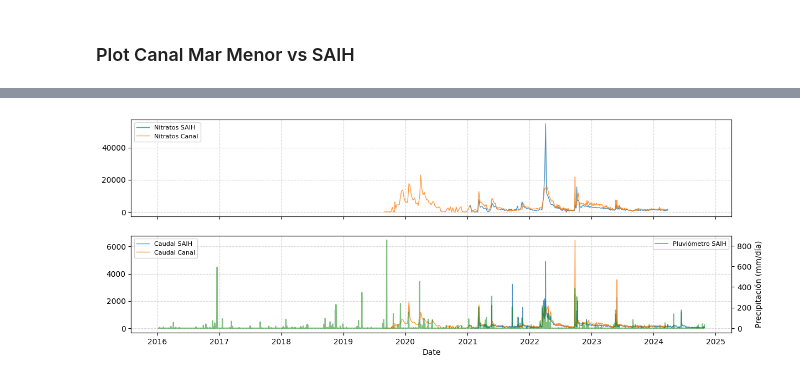
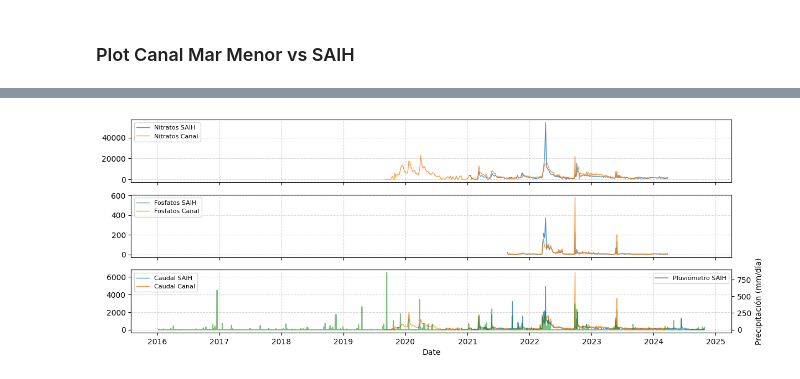
Before and after one commit to Antonio-MI/mar-menor-chl, a Jupyter notebook: Relacion_Pluvio-Nitratos-Temp-Clorofila.ipynb, the cells around one changed output, grey strips where cells are left out. Cells and saved outputs as stored; diff of their text form; code cells hidden in the pictures.

Commit message:
fosfatos con caudal saih

```diff
--- a/Relacion_Pluvio-Nitratos-Temp-Clorofila.ipynb
+++ b/Relacion_Pluvio-Nitratos-Temp-Clorofila.ipynb
@@ -193,6 +193,8 @@ dataframes["Caudal"]["Caudal CTD7"] = dataframes["Caudal"].loc[:, ["Desembocadur
 # dataframes["Nitratos"]['Nitratos CTD9'] = dataframes["Nitratos"].loc[:, ["Rambla de las Matildes - corriente sur", "Lo Poyo"]].sum(axis=1)
 # dataframes["Fosfatos"]['Fosfatos CTD9'] = dataframes["Fosfatos"].loc[:, ["Rambla de las Matildes - corriente sur", "Lo Poyo"]].sum(axis=1)
 canal_nitratos = dataframes['Nitratos Diario'].copy()
+# dataframes["Fosfatos"]['Fosfatos CTD9'] = dataframes["Fosfatos"].loc[:, ["Rambla de las Matildes - corriente sur", "Lo Poyo"]].sum(axis=1)
+canal_fosfatos = dataframes['Fosfatos Diario'].copy()
 canal_caudal = dataframes['Caudal'].copy()
 # %%
 dataframes["Nitratos Diario"].head(3)
@@ -248,19 +250,18 @@ df1 = df_caudal.set_index('Date')
 df2 = dataframes['Nitratos'].set_index('Fecha')
 aligned_df1, aligned_df2 = df1.align(df2, join='inner', axis=0)
 df_nitratos_diario = pd.DataFrame(index=aligned_df1.index)
-
 df_nitratos_diario["Desembocadura Rambla Albujón"] = aligned_df1["Total"] * aligned_df2["Desembocadura rambla Albujón"] * 86400/1e6
+dataframes['Nitratos Diario'] = df_nitratos_diario.reset_index()
 
 
-dataframes['Nitratos Diario'] = df_nitratos_diario.reset_index()
 df1 = df_caudal.set_index('Date')
 df2 = dataframes['Fosfatos'].set_index('Fecha')
 aligned_df1, aligned_df2 = df1.align(df2, join='inner', axis=0)
 df_fosfatos_diario = pd.DataFrame(index=aligned_df1.index)
-
 df_fosfatos_diario["Desembocadura Rambla Albujón"] = aligned_df1["Total"] * aligned_df2["Desembocadura rambla Albujón"] * 86400/1e6
 
 dataframes['Fosfatos Diario'] = df_fosfatos_diario.reset_index()
 
 saih_nitratos = dataframes['Nitratos Diario'].copy()
+saih_fosfatos = dataframes['Fosfatos Diario'].copy().rename(columns={"index": "Date"}, inplace=False)
 saih_caudal = df_caudal.copy()
@@ -390,30 +368,25 @@ df_pluvio
 # %%
-fig, ax = plt.subplots(figsize=(14, 5), nrows=2, ncols=1, sharex=True)
-
-start_date = '2020-01-01'
-# pluvio_scaled = pluvio_scaled[pluvio_scaled.index >= start_date]
-# nitratos_scaled = nitratos_scaled[nitratos_scaled.index >= start_date]
-# fosfatos_scaled = fosfatos_scaled[fosfatos_scaled.index >= start_date]
-# caudal_scaled = caudal_scaled[caudal_scaled.index >= start_date]
-# temperatura_scaled = temperatura_scaled[temperatura_scaled.index >= start_date]
-# clorofila_scaled = clorofila_scaled[clorofila_scaled.index >= start_date]
-# oxigeno_scaled = oxigeno_scaled[oxigeno_scaled.index >= start_date]
+fig, ax = plt.subplots(figsize=(14, 5), nrows=3, ncols=1, sharex=True)
 
 ax[0].plot(saih_nitratos["Date"], saih_nitratos["Desembocadura Rambla Albujón"], label=f'Nitratos SAIH', linewidth=1, alpha = 0.8)
 ax[0].plot(canal_nitratos["Fecha"], canal_nitratos["Nitratos CTD7"], label=f'Nitratos Canal', linewidth=1, alpha = 0.8)
-ax[1].plot(saih_caudal["Date"], saih_caudal["Total"], label=f'Caudal SAIH', linewidth=1, alpha = 0.8)
-ax[1].plot(canal_caudal["Fecha"], canal_caudal["Caudal CTD7"], label=f'Caudal Canal', linewidth=1, alpha = 0.8)
+ax[1].plot(saih_fosfatos["Date"], saih_fosfatos["Desembocadura Rambla Albujón"], label=f'Fosfatos SAIH', linewidth=1, alpha = 0.8)
+ax[1].plot(canal_fosfatos["Fecha"], canal_fosfatos["Fosfatos CTD7"], label=f'Fosfatos Canal', linewidth=1, alpha = 0.8)
+ax[2].plot(saih_caudal["Date"], saih_caudal["Total"], label=f'Caudal SAIH', linewidth=1, alpha = 0.8)
+ax[2].plot(canal_caudal["Fecha"], canal_caudal["Caudal CTD7"], label=f'Caudal Canal', linewidth=1, alpha = 0.8)
 
-ax2 = ax[1].twinx()
+ax2 = ax[2].twinx()
 ax2.plot(df_pluvio["Date"], df_pluvio["Total"], label="Pluviómetro SAIH", color="green", alpha=0.5)
 ax2.set_ylabel("Precipitación (mm/día)")
 ax2.legend(loc="upper right", fontsize=8)
 
 ax[0].set_title("")
-ax[1].set_xlabel('Date')
+ax[2].set_xlabel('Date')
 ax[0].legend(loc='upper left', fontsize=8)
 ax[1].legend(loc='upper left', fontsize=8)
+ax[2].legend(loc='upper left', fontsize=8)
 ax[0].grid(True, linestyle = '--', alpha = 0.5)
 ax[1].grid(True, linestyle = '--', alpha = 0.5)
+ax[2].grid(True, linestyle = '--', alpha = 0.5)
 # %% [output]
-[figure, old version]
+[figure, new version]
```
Also changed, not shown: parts of 4 cells of this notebook.
